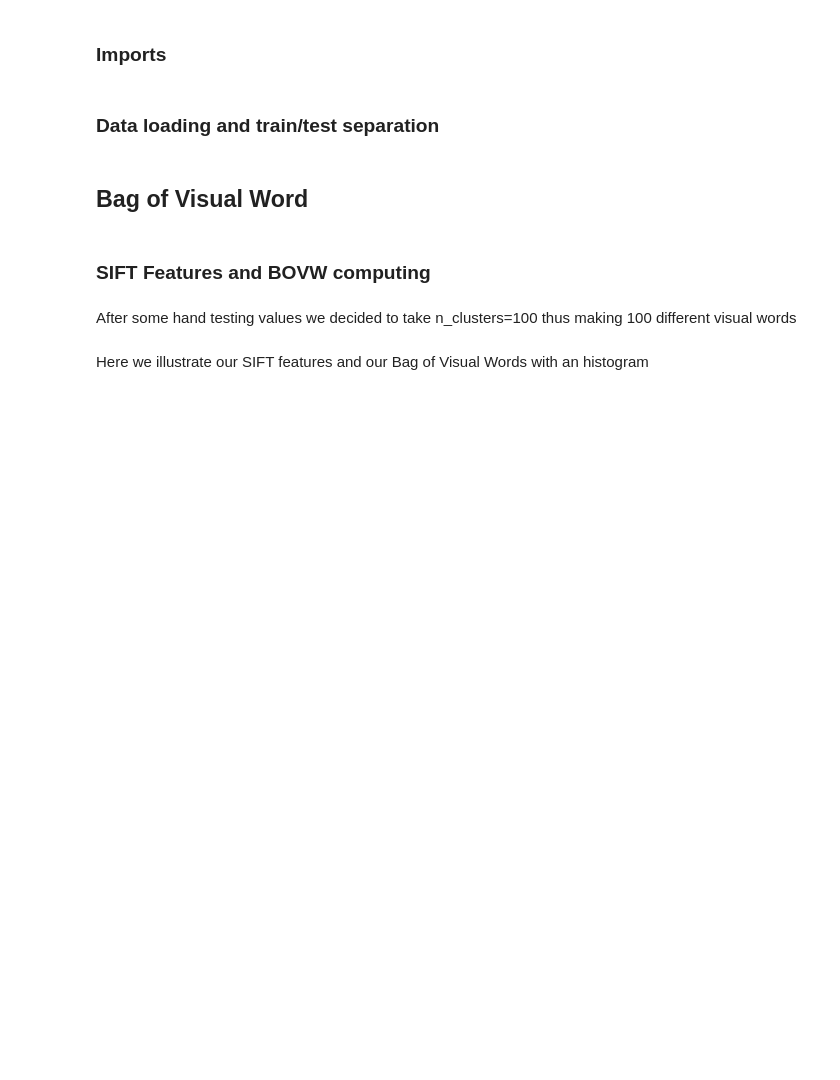
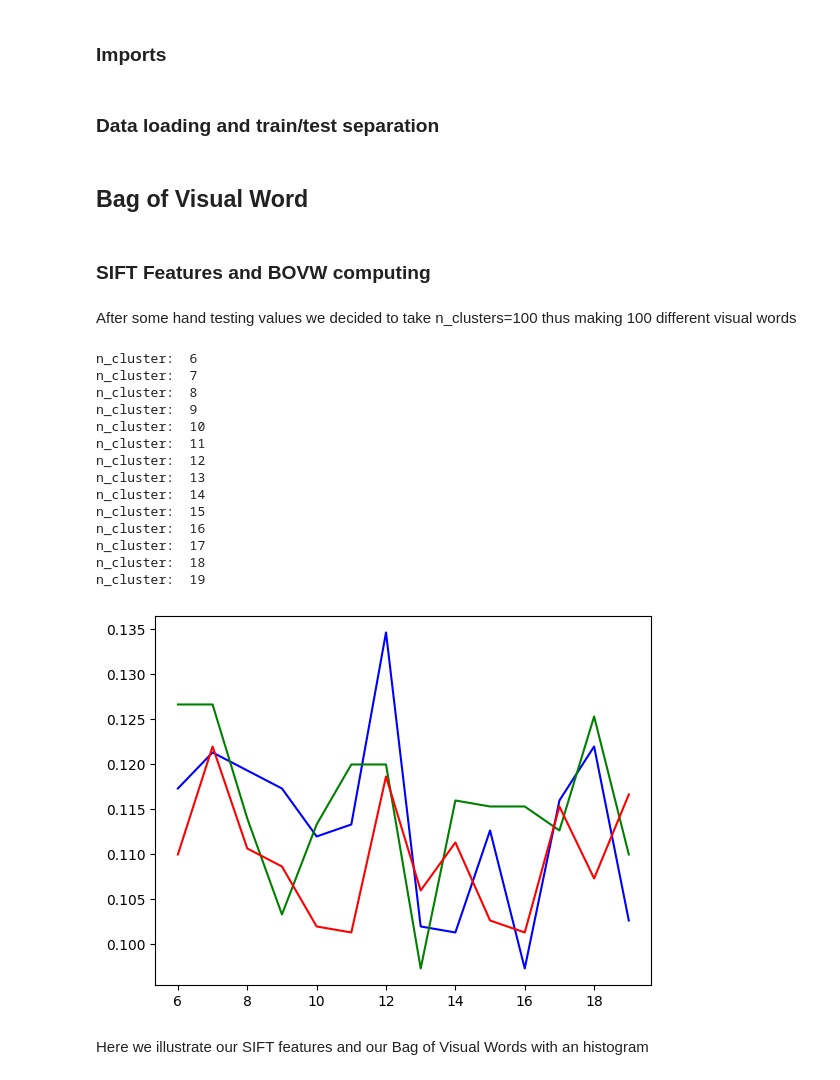
Before and after one commit to SpottedBush/CIFAR_Classif, a Jupyter notebook: CIFAR_Classif/notebooks/demo_cifar_classif.ipynb, the cells around one changed output. Saved outputs shown, nothing was run; the diff lists cells and outputs as text; code cells hidden in the pictures; blank space fills up the shorter version.

```diff
--- a/CIFAR_Classif/notebooks/demo_cifar_classif.ipynb
+++ b/CIFAR_Classif/notebooks/demo_cifar_classif.ipynb
@@ -53,3 +56,44 @@ features_vector = get_bovw_features(kps=keypoints, descs=descriptors, n_clusters
+# %%
+svc_accuracy = []
+logistic_regression_accuracy = []
+knn_accuracy = []
+
+k_range = range(6, 20)
+
+for k in k_range:
+    print('n_cluster: ', k)
+    sift_features = get_SIFT_kp_and_desc(X_train)
+    train_bovw_features = get_bovw_features(kps=sift_features[0], descs=sift_features[1], n_clusters=k)
+
+    sift_features = get_SIFT_kp_and_desc(X_test)
+    test_bovw_features = get_bovw_features(kps=sift_features[0], descs=sift_features[1], n_clusters=k)
+
+    accuracy_list, report_list = benchmark_models(train_bovw_features, y_train, test_bovw_features, y_test, model_list=["svc", "logistic_regression", "knn"], verbose=False)
+    svc_accuracy.append(accuracy_list[0])
+    logistic_regression_accuracy.append(accuracy_list[1])
+    knn_accuracy.append(accuracy_list[2])
+
+plt.plot(k_range, svc_accuracy, color='blue', label='SVC')
+plt.plot(k_range, logistic_regression_accuracy, color='green', label='Logistic Regression')
+plt.plot(k_range, knn_accuracy, color='red', label='KNN')
+
+plt.show()
+# %% [output]
+n_cluster:  6
+n_cluster:  7
+n_cluster:  8
+n_cluster:  9
+n_cluster:  10
+n_cluster:  11
+n_cluster:  12
+n_cluster:  13
+n_cluster:  14
+n_cluster:  15
+n_cluster:  16
+n_cluster:  17
+n_cluster:  18
+n_cluster:  19
+[figure, added]
 # %% [markdown]
 Here we illustrate our SIFT features and our Bag of Visual Words with an histogram
 # %%
```
Also changed, not shown: parts of 5 cells of this notebook, 3 other files.
